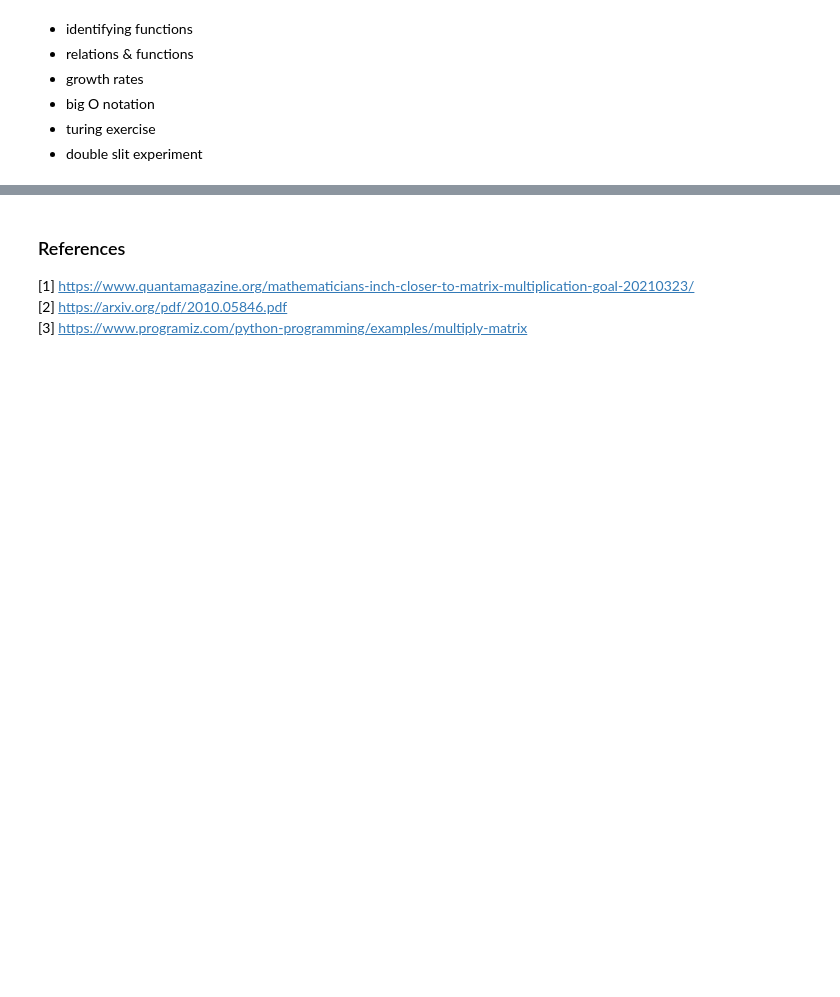
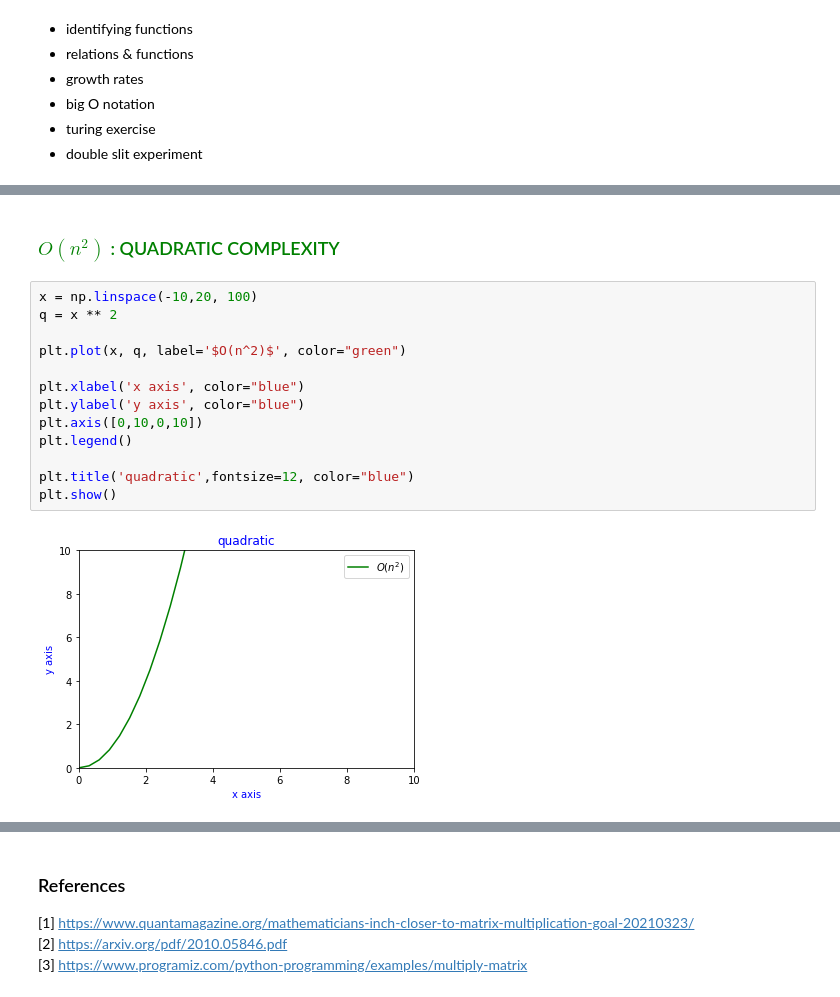
Before and after one commit to alexandrac77/emerging-technologies, a Jupyter notebook: content/Class Notebooks/Computation.ipynb, the cells around one changed output, grey strips where cells are left out. Drawn from its saved outputs; the diff is of its cells as text; blank space fills up the shorter version.

Commit message:
completed plotting exercise - added plots to explain big O notation

```diff
--- a/content/Class Notebooks/Computation.ipynb
+++ b/content/Class Notebooks/Computation.ipynb
@@ -103,0 +108,17 @@ plt.show()
+# %% [markdown]
+### <font color=green> $O(n^2)$ : QUADRATIC COMPLEXITY </font>
+# %%
+x = np.linspace(-10,20, 100)
+q = x ** 2
+
+plt.plot(x, q, label='$O(n^2)$', color="green")
+
+plt.xlabel('x axis', color="blue")
+plt.ylabel('y axis', color="blue")
+plt.axis([0,10,0,10])
+plt.legend()
+
+plt.title('quadratic',fontsize=12, color="blue")
+plt.show()
+# %% [output]
+[figure, added]
```
Also changed, not shown: parts of 15 cells of this notebook.
